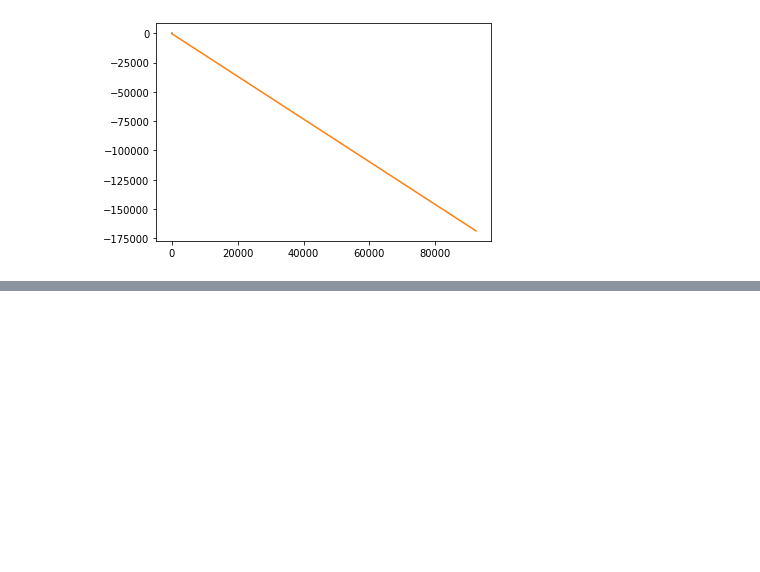
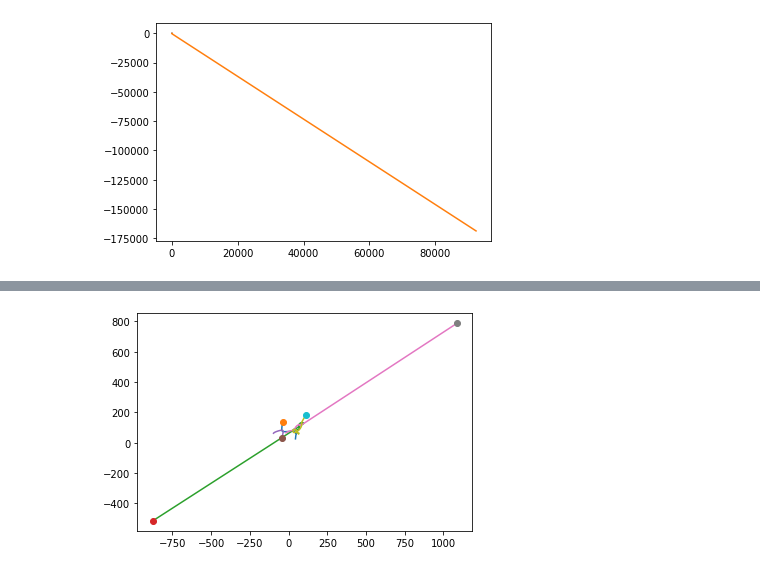
Before and after one commit to gksthdals/Three-Body-Problem, a Jupyter notebook: Three-Body-Problem.ipynb, the cells around one changed output, grey strips where cells are left out. Saved outputs shown, nothing was run; the diff lists cells and outputs as text; code cells hidden in the pictures; blank space fills up the shorter version.

```diff
--- a/Three-Body-Problem.ipynb
+++ b/Three-Body-Problem.ipynb
@@ -181,0 +218,10 @@ n_body_system.plot()
+# %%
+n_body_system = N_Body_System(5)
+
+n_body_system.n_mass = n_body_system.n_mass * 0.1
+
+n_body_system.play(10000)
+
+n_body_system.plot()
+# %% [output]
+[figure, added]
```
Also changed, not shown: parts of 3 cells of this notebook.
